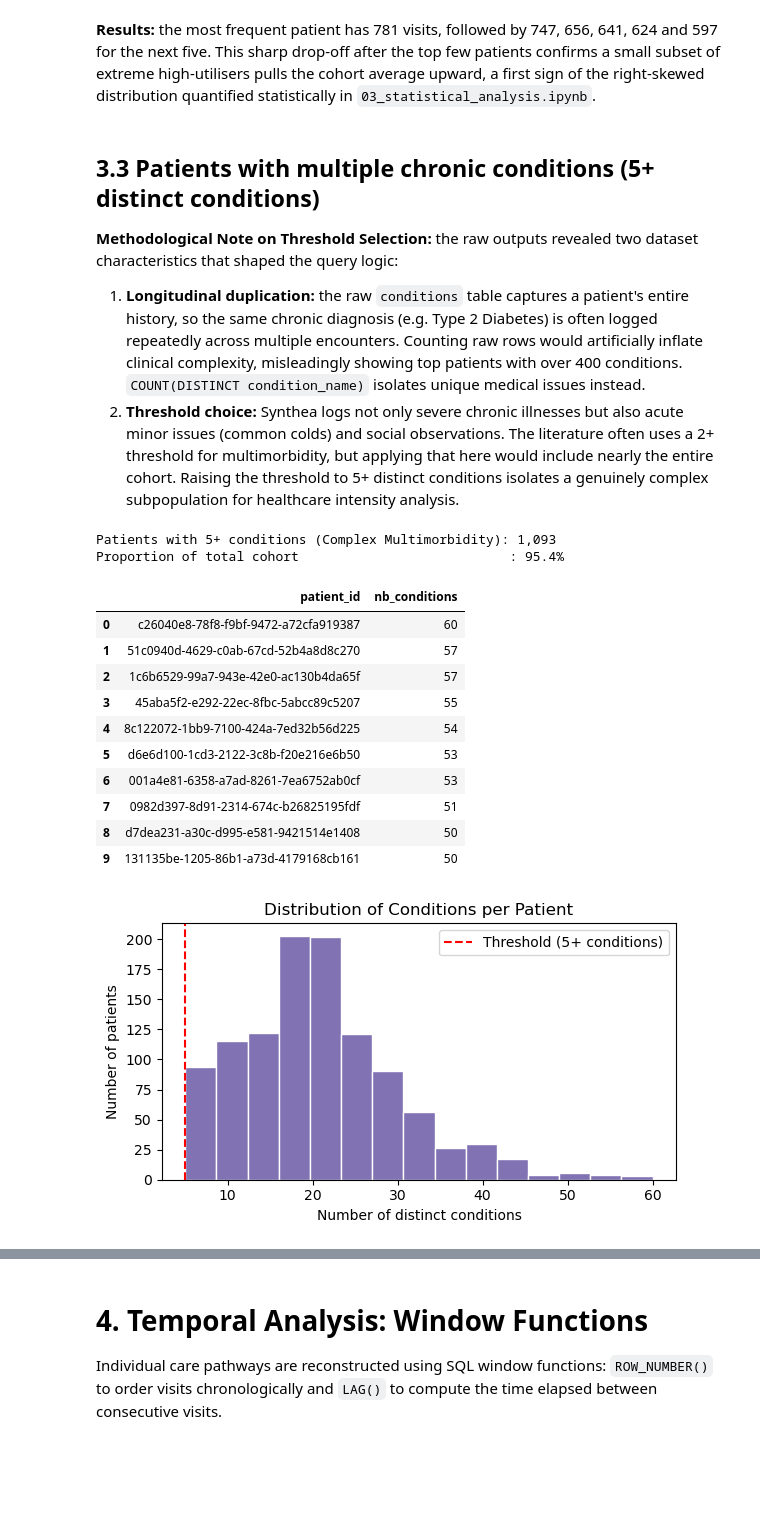
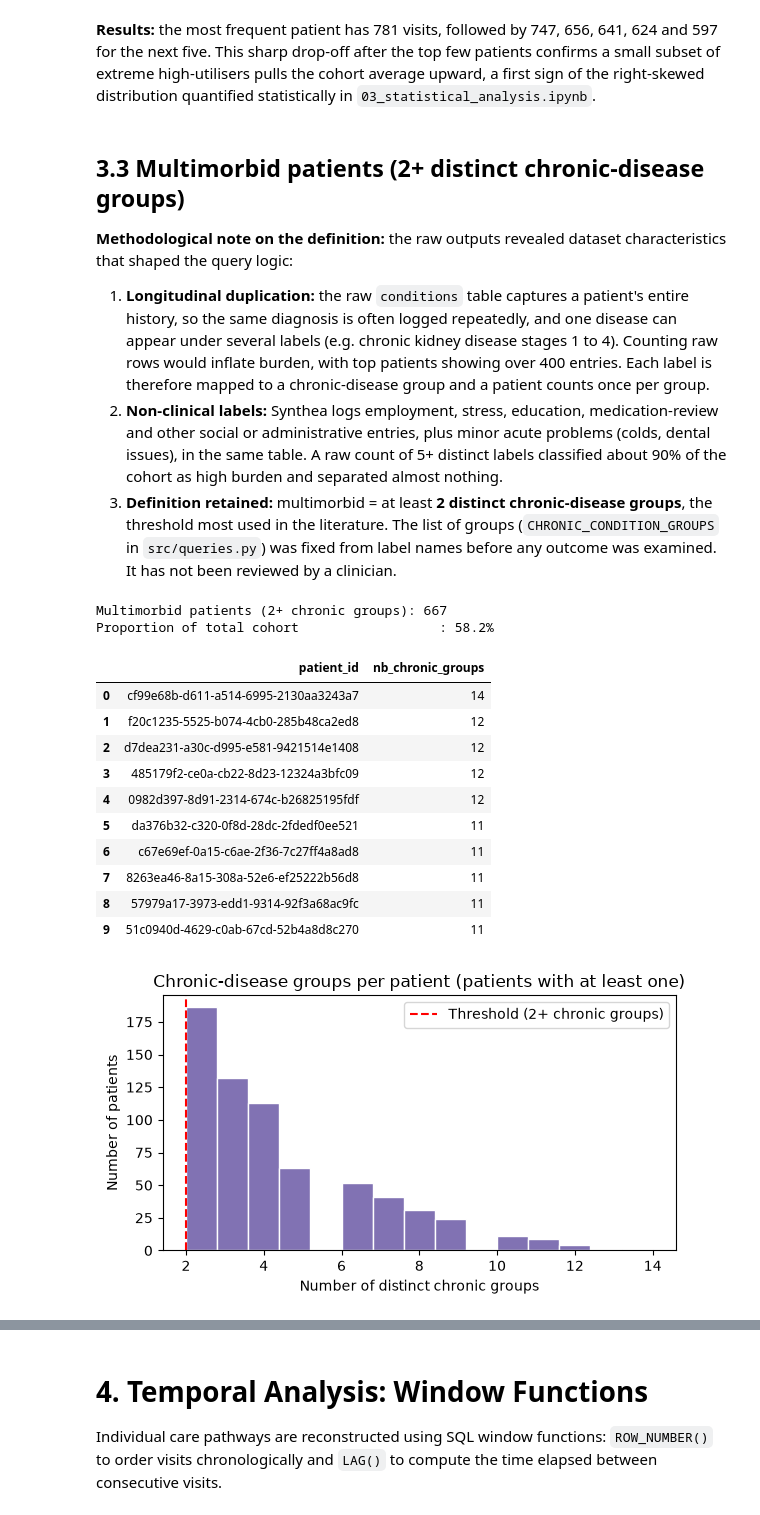
Before and after one commit to juliettebm/patient-pathway-analysis, a Jupyter notebook: notebooks/02_sql_analysis.ipynb, the cells around one changed output, grey strips where cells are left out. Drawn from its saved outputs; the diff is of its cells as text; code cells hidden in the pictures; blank space fills up the shorter version.

```diff
--- a/notebooks/02_sql_analysis.ipynb
+++ b/notebooks/02_sql_analysis.ipynb
@@ -228,53 +232,48 @@ Most frequent patient: 781 visits (rank #1)
 # %% [markdown]
 **Results:** the most frequent patient has 781 visits, followed by 747, 656, 641, 624 and 597 for the next five. This sharp drop-off after the top few patients confirms a small subset of extreme high-utilisers pulls the cohort average upward, a first sign of the right-skewed distribution quantified statistically in `03_statistical_analysis.ipynb`.
 # %% [markdown]
-## 3.3 Patients with multiple chronic conditions (5+ distinct conditions)
+## 3.3 Multimorbid patients (2+ distinct chronic-disease groups)
 
-**Methodological Note on Threshold Selection:** the raw outputs revealed two dataset characteristics that shaped the query logic:
+**Methodological note on the definition:** the raw outputs revealed dataset characteristics that shaped the query logic:
 
-1. **Longitudinal duplication:** the raw `conditions` table captures a patient's entire history, so the same chronic diagnosis (e.g. Type 2 Diabetes) is often logged repeatedly across multiple encounters. Counting raw rows would artificially inflate clinical complexity, misleadingly showing top patients with over 400 conditions. `COUNT(DISTINCT condition_name)` isolates unique medical issues instead.
-2. **Threshold choice:** Synthea logs not only severe chronic illnesses but also acute minor issues (common colds) and social observations. The literature often uses a 2+ threshold for multimorbidity, but applying that here would include nearly the entire cohort. Raising the threshold to 5+ distinct conditions isolates a genuinely complex subpopulation for healthcare intensity analysis.
+1. **Longitudinal duplication:** the raw `conditions` table captures a patient's entire history, so the same diagnosis is often logged repeatedly, and one disease can appear under several labels (e.g. chronic kidney disease stages 1 to 4). Counting raw rows would inflate burden, with top patients showing over 400 entries. Each label is therefore mapped to a chronic-disease group and a patient counts once per group.
+2. **Non-clinical labels:** Synthea logs employment, stress, education, medication-review and other social or administrative entries, plus minor acute problems (colds, dental issues), in the same table. A raw count of 5+ distinct labels classified about 90% of the cohort as high burden and separated almost nothing.
+3. **Definition retained:** multimorbid = at least **2 distinct chronic-disease groups**, the threshold most used in the literature. The list of groups (`CHRONIC_CONDITION_GROUPS` in `src/queries.py`) was fixed from label names before any outcome was examined. It has not been reviewed by a clinician.
 # %%
-chronic_patients = pd.read_sql("""
-    SELECT patient_id, COUNT(DISTINCT condition_name) AS nb_conditions
-    FROM conditions
-    GROUP BY patient_id
-    HAVING nb_conditions >= 5
-    ORDER BY nb_conditions DESC;
-""", conn)
+chronic_patients = pd.read_sql(MULTIMORBID_PATIENTS, conn, params={"threshold": MULTIMORBIDITY_THRESHOLD})
 
-complex_patients = chronic_patients[chronic_patients["nb_conditions"] >= 5]
+complex_patients = chronic_patients
 nb_chronic = complex_patients.shape[0]
 pct_chronic = (nb_chronic / nb_patients) * 100
 
-print(f"Patients with 5+ conditions (Complex Multimorbidity): {nb_chronic:,}")
-print(f"Proportion of total cohort                           : {pct_chronic:.1f}%")
+print(f"Multimorbid patients (2+ chronic groups): {nb_chronic:,}")
+print(f"Proportion of total cohort                  : {pct_chronic:.1f}%")
 
 display(complex_patients.head(10))
 
 plt.figure(figsize=(6, 3.5))
-plt.hist(chronic_patients["nb_conditions"], bins=15, color="#8172B3", edgecolor="white")
-plt.axvline(5, color="red", linestyle="--", linewidth=1.5, label="Threshold (5+ conditions)")
-plt.title("Distribution of Conditions per Patient")
-plt.xlabel("Number of distinct conditions")
+plt.hist(chronic_patients["nb_chronic_groups"], bins=15, color="#8172B3", edgecolor="white")
+plt.axvline(MULTIMORBIDITY_THRESHOLD, color="red", linestyle="--", linewidth=1.5, label=f"Threshold ({MULTIMORBIDITY_THRESHOLD}+ chronic groups)")
+plt.title("Chronic-disease groups per patient (patients with at least one)")
+plt.xlabel("Number of distinct chronic groups")
 plt.ylabel("Number of patients")
 plt.legend()
 plt.tight_layout()
 plt.savefig("../plots/complex_patients.png", dpi=300, bbox_inches="tight")
 plt.show()
 # %% [output]
-Patients with 5+ conditions (Complex Multimorbidity): 1,093
-Proportion of total cohort                           : 95.4%
+Multimorbid patients (2+ chronic groups): 667
+Proportion of total cohort                  : 58.2%
-|  | patient_id | nb_conditions |
-| 0 | c26040e8-78f8-f9bf-9472-a72cfa919387 | 60 |
-| 1 | 51c0940d-4629-c0ab-67cd-52b4a8d8c270 | 57 |
-| 2 | 1c6b6529-99a7-943e-42e0-ac130b4da65f | 57 |
-| 3 | 45aba5f2-e292-22ec-8fbc-5abcc89c5207 | 55 |
-| 4 | 8c122072-1bb9-7100-424a-7ed32b56d225 | 54 |
-| 5 | d6e6d100-1cd3-2122-3c8b-f20e216e6b50 | 53 |
-| 6 | 001a4e81-6358-a7ad-8261-7ea6752ab0cf | 53 |
-| 7 | 0982d397-8d91-2314-674c-b26825195fdf | 51 |
-| 8 | d7dea231-a30c-d995-e581-9421514e1408 | 50 |
-| 9 | 131135be-1205-86b1-a73d-4179168cb161 | 50 |
+|  | patient_id | nb_chronic_groups |
+| 0 | cf99e68b-d611-a514-6995-2130aa3243a7 | 14 |
+| 1 | f20c1235-5525-b074-4cb0-285b48ca2ed8 | 12 |
+| 2 | d7dea231-a30c-d995-e581-9421514e1408 | 12 |
+| 3 | 485179f2-ce0a-cb22-8d23-12324a3bfc09 | 12 |
+| 4 | 0982d397-8d91-2314-674c-b26825195fdf | 12 |
+| 5 | da376b32-c320-0f8d-28dc-2fdedf0ee521 | 11 |
+| 6 | c67e69ef-0a15-c6ae-2f36-7c27ff4a8ad8 | 11 |
+| 7 | 8263ea46-8a15-308a-52e6-ef25222b56d8 | 11 |
+| 8 | 57979a17-3973-edd1-9314-92f3a68ac9fc | 11 |
+| 9 | 51c0940d-4629-c0ab-67cd-52b4a8d8c270 | 11 |
-[figure, old version]
+[figure, new version]
 # %% [markdown]
```
Also changed, not shown: parts of 8 cells of this notebook, 13 other files.
